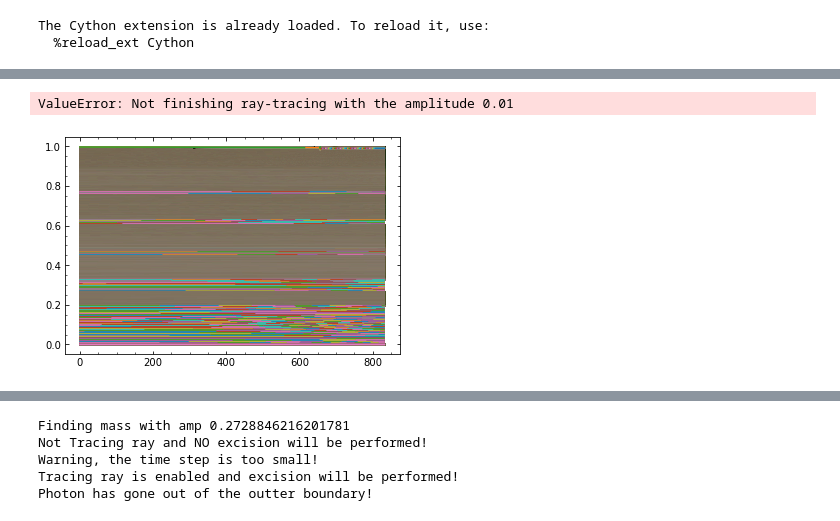
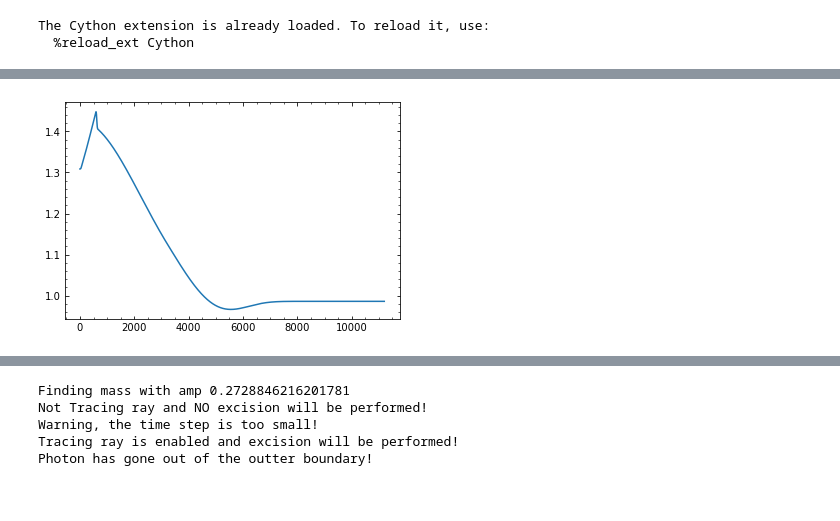
Before and after one commit to jbmertens/criticalcollapse, a Jupyter notebook: Critical_scaling.ipynb, the cells around one changed output, grey strips where cells are left out. Drawn from its saved outputs; the diff is of its cells as text; code cells hidden in the pictures.

```diff
--- a/Critical_scaling.ipynb
+++ b/Critical_scaling.ipynb
@@ -62,17 +62,17 @@ def uni_grid( right, n):
     return A
 # %%
 # some general set-ups
-n=500 # number of grids
+n=8000 # number of grids
 
 lower = -0.5
-upper = 1.0
+upper = 2.0
 A = mix_grid(lower,upper,n)
 
 w = 0.01
 alpha = (2 / 3) * (1+w) # alpha = 1/2 for w = 1/3
 
 
-rho0 = .01
+rho0 = 1
 t0 = alpha * np.sqrt(3 / (8*np.pi*rho0))
 RH = t0 / alpha
 Abar = A / RH
@@ -160,14 +168,9 @@ def critical_scaling(crit_amp, lower_amp, upper_amp, n=10):
 
     return (masses, crit_delta)
 # %%
-amp=0.01
+amp=0.30
 print('Finding mass with amp ' + str(amp))
 (R, m, U) = gen_init(amp)
-ms = MS(R,m,U,w,alpha,A,rho0, trace_ray=False, BH_threshold=-1e1)
-ms.adap_run_steps(1500000)
-delta = ms.delta
 ms = MS(R,m,U,w,alpha,A,rho0, trace_ray=True, BH_threshold=-1e100)
 flag = ms.run_steps(1500000)
-if(flag != 0):
-    raise ValueError('Not finishing ray-tracing with the amplitude ' + str(amp))
 # %% [output]
@@ -179,3 +180,2 @@ Warning!0.7328774950240154 nan
-ValueError: Not finishing ray-tracing with the amplitude 0.01
-[figure, old version]
+[figure, new version]
 # %%
```
Also changed, not shown: parts of 7 cells of this notebook, 2 other files.
